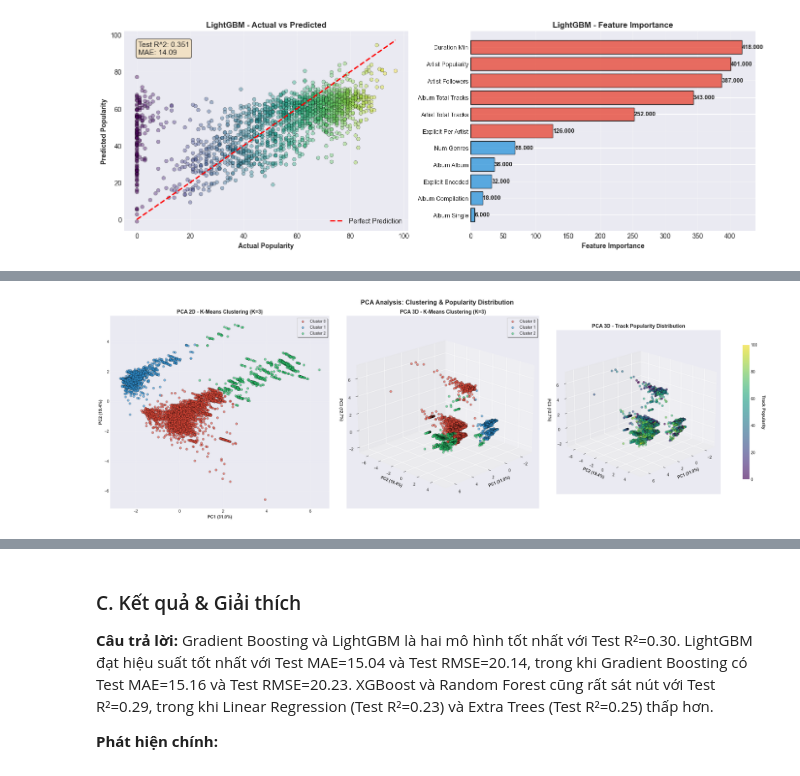
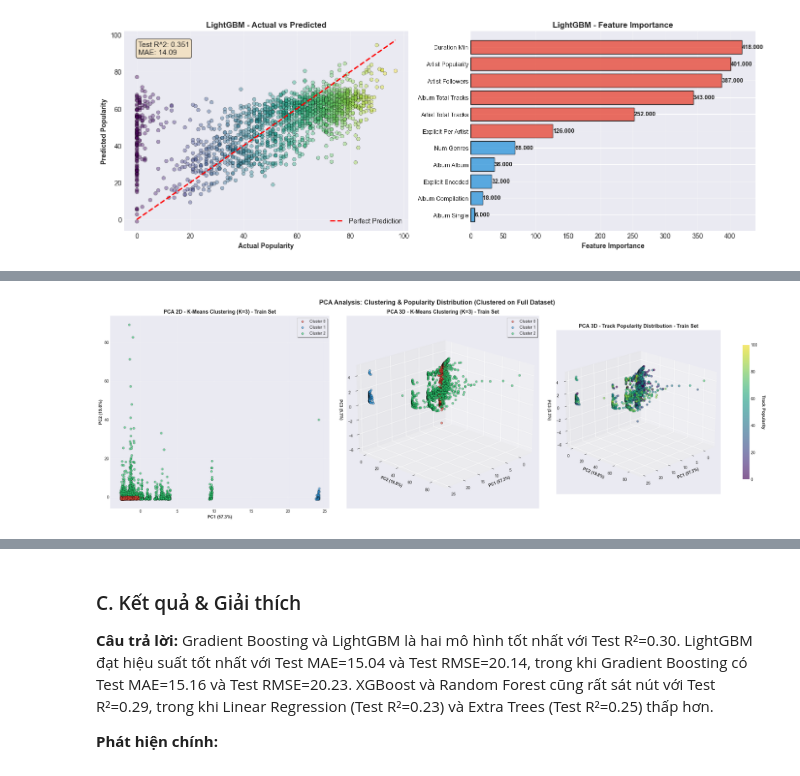
Before and after one commit to chisngyen/Spotify_Global_Music_Analysis, a Jupyter notebook: notebooks/final_notebook.ipynb, the cells around one changed output, grey strips where cells are left out. Cells and saved outputs as stored; diff of their text form; code cells hidden in the pictures.

Commit message:
fix clustering algorithm

```diff
--- a/notebooks/final_notebook.ipynb
+++ b/notebooks/final_notebook.ipynb
@@ -2523,16 +2523,35 @@ plt.show()
 # %% [output]
 [figure]
 # %%
-X_clustering = X_train.copy()
+# Gộp train và test để cluster (unsupervised learning)
+from sklearn.mixture import GaussianMixture
+X_full = pd.concat([X_train, X_test], axis=0)
 
 # Thực hiện K-Means với K=3
 SEED = 42
 N_CLUSTERS = 3
 
-print(f"Thực hiện K-Means clustering với K={N_CLUSTERS}...")
-kmeans = KMeans(n_clusters=N_CLUSTERS, random_state=SEED, n_init=10)
-cluster_labels_train = kmeans.fit_predict(X_clustering)
-cluster_labels_test = kmeans.predict(X_test)
+print(f"Clustering trên toàn bộ dữ liệu: {len(X_full):,} samples")
+print(f"  Train: {len(X_train):,} samples")
+print(f"  Test:  {len(X_test):,} samples")
+print(f"\nThực hiện K-Means clustering với K={N_CLUSTERS}...")
+
+kmeans = KMeans(n_clusters=N_CLUSTERS, random_state=SEED, n_init=50, init="k-means++")
+cluster_labels_full = kmeans.fit_predict(X_full)
+
+# gmm = GaussianMixture(
+#     n_components=N_CLUSTERS,
+#     random_state=SEED,
+#     n_init=10,                # số lần khởi tạo (giống ý nghĩa n_init)
+#     covariance_type="full",   # "full" (mặc định), hoặc "diag" nếu muốn nhanh/ổn hơn
+#     reg_covar=1e-6            # chống singular / cụm bị sụp
+# )
+
+# cluster_labels_full = gmm.fit_predict(X_full)   # hard labels, giống fit_predict của KMeans
+
+# Split cluster labels về train và test
+cluster_labels_train = cluster_labels_full[:len(X_train)]
+cluster_labels_test = cluster_labels_full[len(X_train):]
 
 # Thống kê phân bố clusters
 print(f"\nPhân bố clusters trong Training set:")
@@ -2610,7 +2664,7 @@ Cluster 2: 716 samples (10.2%)
 # %%
 fig = plt.figure(figsize=(24, 8))
 
-scatter_colors = ['#e74c3c', '#3498db', '#2ecc71']
+scatter_colors = ['#e74c3c', '#3498db', '#2ecc71', '#f39c12', '#9b59b6']
 popularity_values = y_train.values
 
 # Subplot 1: PCA 2D với cluster colors
@@ -2623,7 +2677,7 @@ for i in range(N_CLUSTERS):
 
 ax1.set_xlabel(f'PC1 ({pca_2d.explained_variance_ratio_[0]:.1%})', fontweight='bold', fontsize=11)
 ax1.set_ylabel(f'PC2 ({pca_2d.explained_variance_ratio_[1]:.1%})', fontweight='bold', fontsize=11)
-ax1.set_title(f'PCA 2D - K-Means Clustering (K={N_CLUSTERS})', fontweight='bold', fontsize=13)
+ax1.set_title(f'PCA 2D - K-Means Clustering (K={N_CLUSTERS}) - Train Set', fontweight='bold', fontsize=13)
 ax1.legend(loc='best', frameon=True, shadow=True)
 ax1.grid(alpha=0.3)
 
@@ -2638,7 +2692,7 @@ for i in range(N_CLUSTERS):
 ax2.set_xlabel(f'PC1 ({pca_3d.explained_variance_ratio_[0]:.1%})', fontweight='bold', fontsize=10)
 ax2.set_ylabel(f'PC2 ({pca_3d.explained_variance_ratio_[1]:.1%})', fontweight='bold', fontsize=10)
 ax2.set_zlabel(f'PC3 ({pca_3d.explained_variance_ratio_[2]:.1%})', fontweight='bold', fontsize=10)
-ax2.set_title(f'PCA 3D - K-Means Clustering (K={N_CLUSTERS})', fontweight='bold', fontsize=13)
+ax2.set_title(f'PCA 3D - K-Means Clustering (K={N_CLUSTERS}) - Train Set', fontweight='bold', fontsize=13)
 ax2.legend(loc='best', frameon=True, shadow=True)
 ax2.view_init(elev=20, azim=45)
 ax2.grid(alpha=0.3)
@@ -2646,36 +2700,36 @@ ax2.grid(alpha=0.3)
 # Subplot 3: PCA 3D với popularity colorbar
 ax3 = fig.add_subplot(1, 3, 3, projection='3d')
 scatter = ax3.scatter(X_pca_3d[:, 0],
                       X_pca_3d[:, 1],
                       X_pca_3d[:, 2],
                       c=popularity_values,
                       cmap='viridis',
                       alpha=0.6,
                       edgecolors='k',
                       linewidth=0.3,
                       s=30)
 
 # Thêm colorbar
 cbar = plt.colorbar(scatter, ax=ax3, pad=0.1, shrink=0.7)
 cbar.set_label('Track Popularity', fontweight='bold', fontsize=11, rotation=270, labelpad=20)
 
 ax3.set_xlabel(f'PC1 ({pca_3d.explained_variance_ratio_[0]:.1%})', fontweight='bold', fontsize=10)
 ax3.set_ylabel(f'PC2 ({pca_3d.explained_variance_ratio_[1]:.1%})', fontweight='bold', fontsize=10)
 ax3.set_zlabel(f'PC3 ({pca_3d.explained_variance_ratio_[2]:.1%})', fontweight='bold', fontsize=10)
-ax3.set_title('PCA 3D - Track Popularity Distribution', fontweight='bold', fontsize=13)
+ax3.set_title('PCA 3D - Track Popularity Distribution - Train Set', fontweight='bold', fontsize=13)
 ax3.view_init(elev=20, azim=45)
 ax3.grid(alpha=0.3)
 
 # Title chung cho toàn bộ figure
-fig.suptitle('PCA Analysis: Clustering & Popularity Distribution',
+fig.suptitle(f'PCA Analysis: Clustering & Popularity Distribution (Clustered on Full Dataset)',
              fontweight='bold', fontsize=16, y=0.98)
 
 plt.tight_layout()
 plt.savefig('pca_combined_visualization.png', dpi=300, bbox_inches='tight',
             facecolor='white', edgecolor='none')
 plt.show()
 # %% [output]
-[figure, old version]
+[figure, new version]
 # %%
 SEED = 422
 N_FOLDS = 10
```
Also changed, not shown: parts of 5 cells of this notebook.
